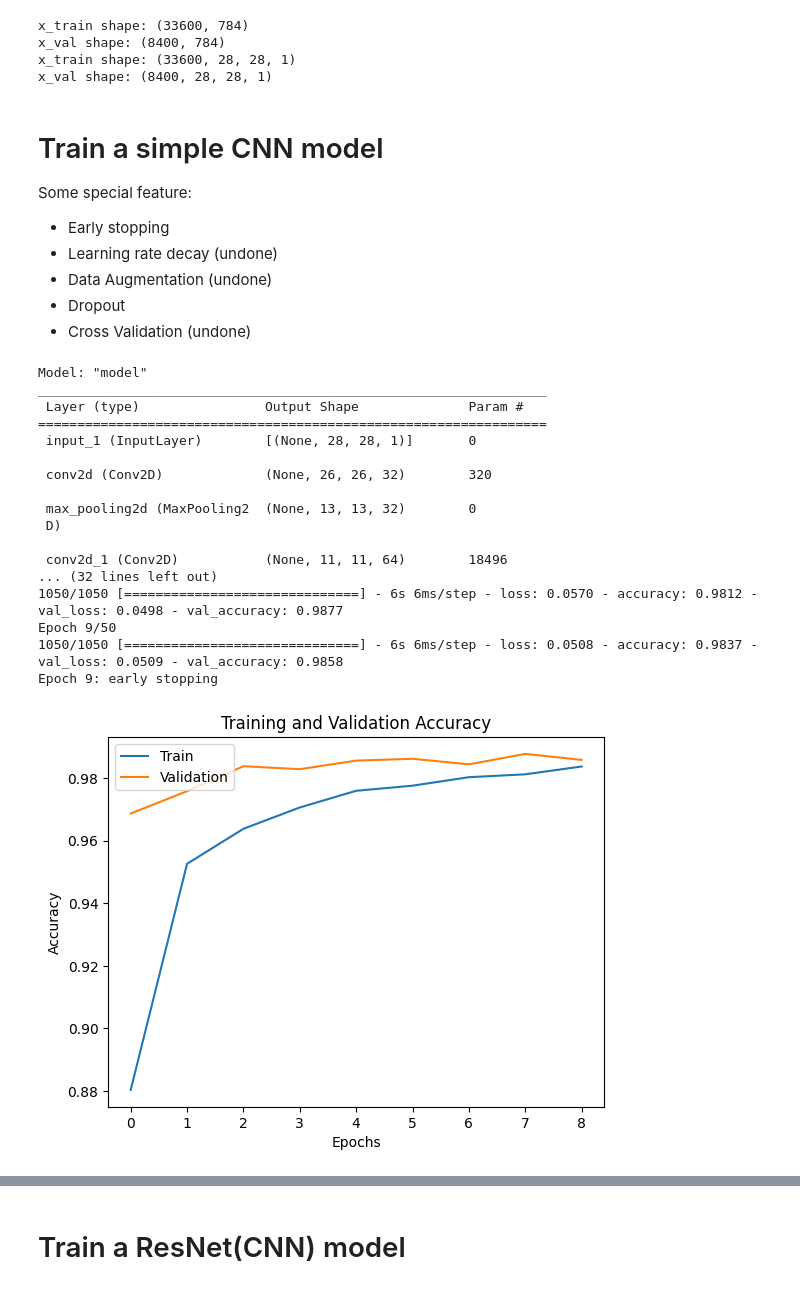
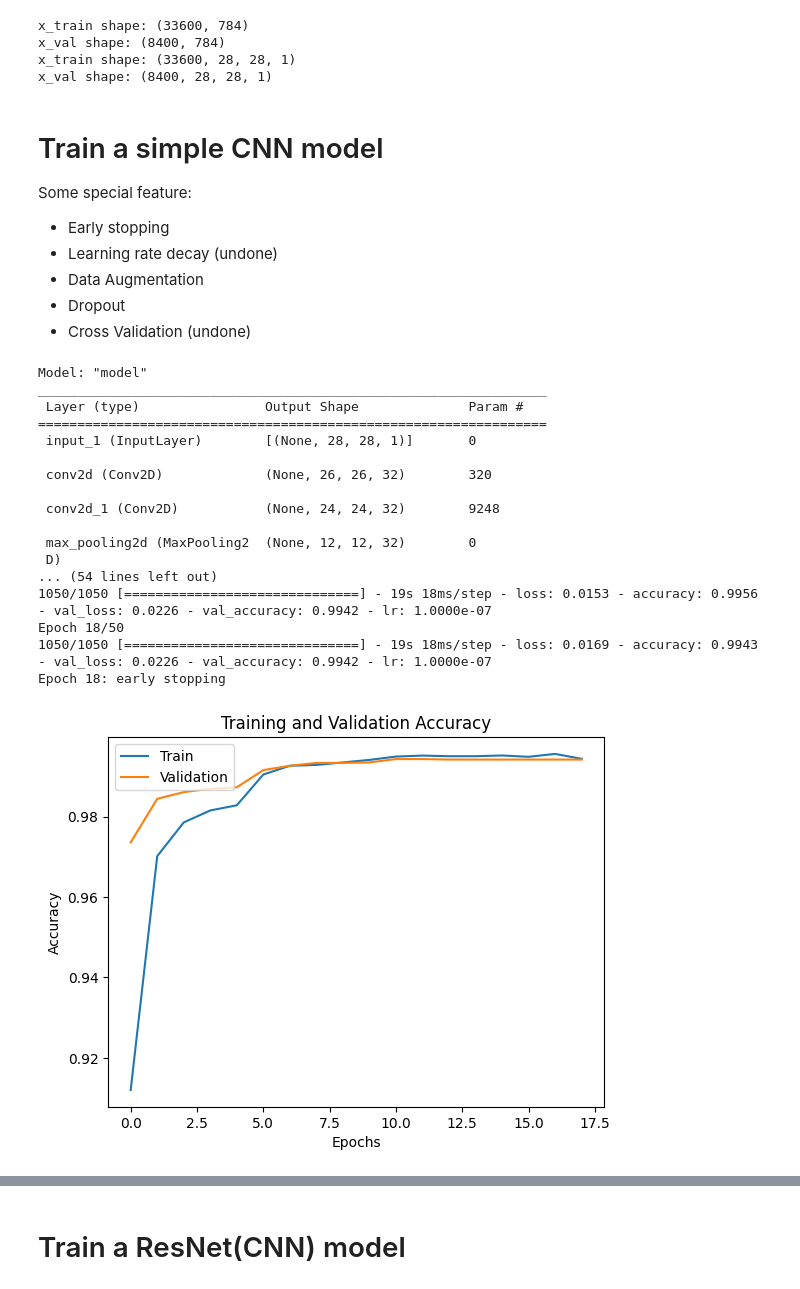
Before and after one commit to jung1230/4Fun, a Jupyter notebook: Digit Recognizer(kaggle challenge)/Digit Recognizer.ipynb, the cells around one changed output, grey strips where cells are left out. Saved outputs shown, nothing was run; the diff lists cells and outputs as text; code cells hidden in the pictures.

Commit message:
made model more complex (top 13%)

```diff
--- a/Digit Recognizer(kaggle challenge)/Digit Recognizer.ipynb
+++ b/Digit Recognizer(kaggle challenge)/Digit Recognizer.ipynb
@@ -133,15 +133,16 @@ x_val shape: (8400, 28, 28, 1)
 Some special feature:
 - Early stopping
 - Learning rate decay (undone)
-- Data Augmentation (undone)
+- Data Augmentation
 - Dropout
 - Cross Validation (undone)
 # %%
 import tensorflow as tf
 from tensorflow.keras.models import Model
 from tensorflow.keras.layers import Dense, Dropout, Flatten, Conv2D, MaxPooling2D, Input
-from tensorflow.keras.callbacks import EarlyStopping
+from tensorflow.keras.callbacks import EarlyStopping, ReduceLROnPlateau
 from tensorflow.keras.regularizers import l2
+from tensorflow.keras.preprocessing.image import ImageDataGenerator
 
 tf.keras.backend.clear_session()
 
@@ -158,63 +159,92 @@ inputs = Input(shape=input_shape)
 
 # Convolutional layers
 x = Conv2D(32, (3, 3), activation='relu')(inputs)
+x = Conv2D(32, (3, 3), activation='relu')(x)
 x = MaxPooling2D((2, 2))(x)
+# x = Dropout(0.1)(x)
+
+x = Conv2D(64, (3, 3), activation='relu')(x)
 x = Conv2D(64, (3, 3), activation='relu')(x)
 x = MaxPooling2D((2, 2))(x)
+# x = Dropout(0.1)(x)
 
 # Flatten and dense layers
 x = Flatten()(x)
-x = Dense(64, activation='relu')(x)
-x = Dropout(0.5)(x)
+x = Dense(512, activation='relu')(x)
+x = Dense(1024, activation='relu')(x)
+# x = Dropout(0.1)(x)
 outputs = Dense(10, activation='softmax')(x)  # 10 classes for MNIST
 
 # Create model
 model = tf.keras.models.Model(inputs=inputs, outputs=outputs)
 
+# Set the initial learning rate
+optimizerr = tf.keras.optimizers.Adam(learning_rate=0.001) # default 0.001
+
 # Compile model
-model.compile(optimizer='adam',
+model.compile(optimizer= optimizerr,
               loss='categorical_crossentropy',
               metrics=['accuracy'])
 
 model.summary()
 
+# Create an ImageDataGenerator Instance
+datagen = ImageDataGenerator(
+    rotation_range=10,          # Randomly rotate images by 10 degrees
+    width_shift_range=0.1,      # Randomly shift images horizontally by 10% of the width
+    height_shift_range=0.1,     # Randomly shift images vertically by 10% of the height
+    shear_range=0,            # Randomly apply shearing transformations
+    zoom_range=0.1,             # Randomly zoom in on images by 10%
+    horizontal_flip=False,       # Randomly flip images horizontally
+    fill_mode='nearest'         # Fill in newly created pixels after transformation
+)
+datagen.fit(x_train)
+
 # Define early stopping criteria
-early_stopping = EarlyStopping(monitor='val_loss', patience=3, verbose=1, restore_best_weights=True)
+early_stopping = EarlyStopping(monitor='val_acc', patience=6, verbose=1, restore_best_weights=True)
 
-history = model.fit(x_train, y_train, batch_size=32, epochs=50, validation_data=(x_val, y_val), callbacks=[early_stopping])
+# reduce learning rate when val loss isn't improving
+reduce_lr = ReduceLROnPlateau(
+    monitor='val_loss',  # Monitor validation loss
+    factor=0.1,          # Factor by which the learning rate will be reduced
+    patience=2,          # Number of epochs with no improvement after which learning rate will be reduced
+    min_lr=1e-9          # Lower bound on the learning rate
+)
+
+history = model.fit(datagen.flow(x_train, y_train, batch_size=32), epochs=50, validation_data=(x_val, y_val), callbacks=[reduce_lr, early_stopping])
 # ------------------------------------------- model code end -------------------------------------------
 
 def show_train_history(train_history):
     plt.plot(train_history.history['accuracy'])
     plt.plot(train_history.history['val_accuracy'])
     plt.title('Training and Validation Accuracy')
     plt.xlabel('Epochs')
     plt.ylabel('Accuracy')
     plt.legend(['Train', 'Validation'], loc='upper left')
     plt.show()
 
 show_train_history(history)
 print("\n------------------------------")
 # Print validation loss and accuracy for each epoch
 for epoch in range(len(history.history['val_loss'])):
     print(f"Epoch {epoch + 1}: Val_loss={history.history['val_loss'][epoch]}, Val_accuracy={history.history['val_accuracy'][epoch]}")
 # %% [output]
 Model: "model"
 _________________________________________________________________
  Layer (type)                Output Shape              Param #
 =================================================================
  input_1 (InputLayer)        [(None, 28, 28, 1)]       0
 
  conv2d (Conv2D)             (None, 26, 26, 32)        320
 
- max_pooling2d (MaxPooling2  (None, 13, 13, 32)        0
+ conv2d_1 (Conv2D)           (None, 24, 24, 32)        9248
+
+ max_pooling2d (MaxPooling2  (None, 12, 12, 32)        0
  D)
-
- conv2d_1 (Conv2D)           (None, 11, 11, 64)        18496
-... (32 lines left out)
-1050/1050 [==============================] - 6s 6ms/step - loss: 0.0570 - accuracy: 0.9812 - val_loss: 0.0498 - val_accuracy: 0.9877
-Epoch 9/50
-1050/1050 [==============================] - 6s 6ms/step - loss: 0.0508 - accuracy: 0.9837 - val_loss: 0.0509 - val_accuracy: 0.9858
-Epoch 9: early stopping
+... (54 lines left out)
+1050/1050 [==============================] - 19s 18ms/step - loss: 0.0153 - accuracy: 0.9956 - val_loss: 0.0226 - val_accuracy: 0.9942 - lr: 1.0000e-07
+Epoch 18/50
+1050/1050 [==============================] - 19s 18ms/step - loss: 0.0169 - accuracy: 0.9943 - val_loss: 0.0226 - val_accuracy: 0.9942 - lr: 1.0000e-07
+Epoch 18: early stopping
-[figure, old version]
+[figure, new version]
 ------------------------------
```
Also changed, not shown: parts of 3 cells of this notebook, 6 other files.
